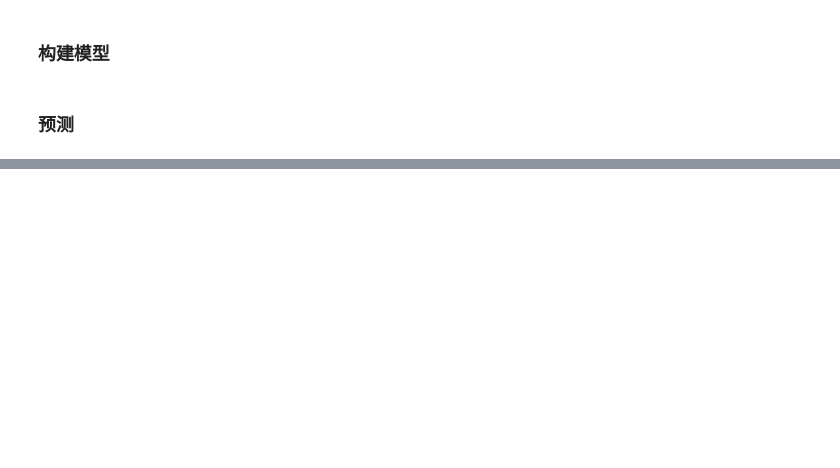
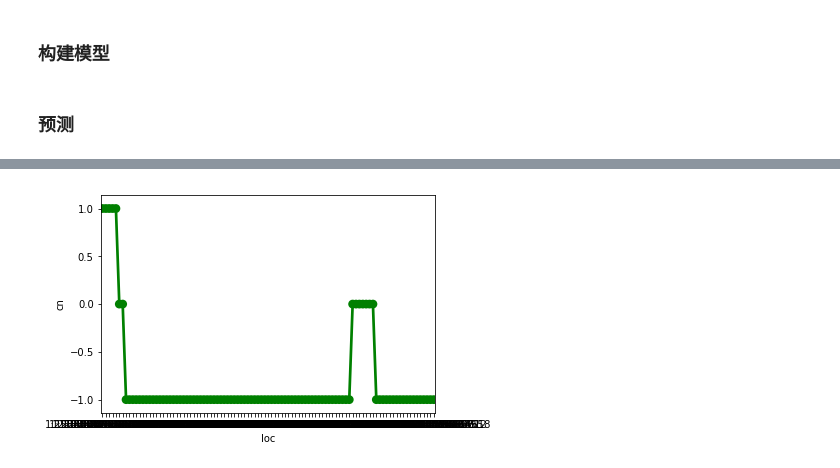
Before and after one commit to btrspg/python-lib-test, a Jupyter notebook: hmmlearn-test.ipynb, the cells around one changed output, grey strips where cells are left out. Cells and saved outputs as stored; diff of their text form; code cells hidden in the pictures; blank space fills up the shorter version.

```diff
--- a/hmmlearn-test.ipynb
+++ b/hmmlearn-test.ipynb
@@ -40,0 +25,22 @@ print(X)
+# %%
+## 测试一个CNV数据
+
+ep=10e-7
+
+pd_data = pd.read_table('./demo_data/CNV.txt',header=-1)
+pd_data2 = pd.read_table('./demo_data/FH_1885.cnv.txt',header=-1)
+## DataFrame转化为np array
+pd_data.columns=['loc','type','value','mean','std']
+pd_data2.columns=['loc','type','value','mean','std']
+
+pd_data['normalized'] = (pd_data['value']-pd_data['mean'])/(pd_data['std']+ep)
+pd_data2['normalized'] = (pd_data2['value']-pd_data2['mean'])/(pd_data2['std']+ep)
+
+X_3d = pd_data.iloc[:,2:5].values
+X_test_3d = pd_data2.iloc[:,2:5].values
+
+
+X_1d = (pd_data.iloc[:,5].values).reshape(-1, 1)
+X_test_1d = (pd_data2.iloc[:,5].values).reshape(-1, 1)
+
+print(X_1d.shape)
@@ -88,0 +100,17 @@ print(Z)
+# %%
+model_3d = model_3D()
+model_1d = model_1D()
+
+model_3d.fit(X_3d)
+print(model_3d.transmat_)
+print(model_3d.score(X_3d))
+print(model_3d.score(X_test_3d))
+y_3d=model_3d.predict(X_3d)
+y_test_3d= model_3d.predict(X_test_3d)
+
+
+model_1d.fit(X_1d)
+print(model_1d.score(X_1d))
+print(model_1d.score(X_test_1d))
+y_1d=model_1d.predict(X_1d)
+y_test_1d= model_1d.predict(X_test_1d)
@@ -88,0 +125,7 @@ print(Z)
+# %%
+import seaborn as sns
+%matplotlib inline
+
+plot(pd_data,y_3d,'value')
+# %% [output]
+[figure, added]
```
Also changed, not shown: parts of 8 cells of this notebook, 1 other file.
